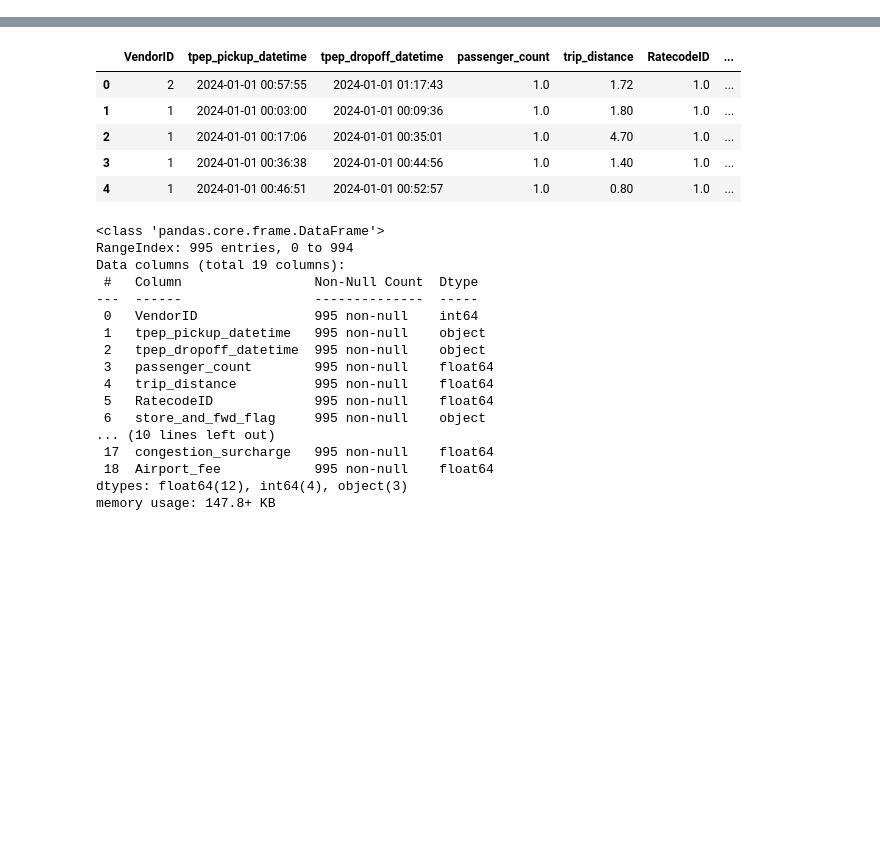
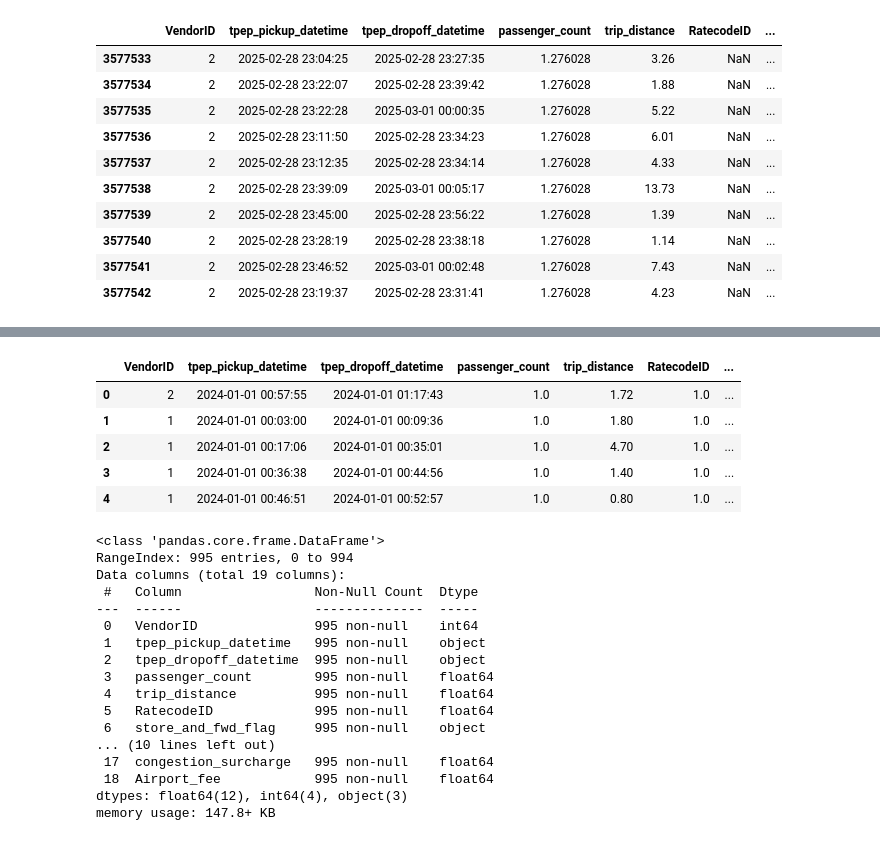
Before and after one commit to merajsiddieque/DS-LAB, a Jupyter notebook: DS_Lab2.ipynb, the cells around one changed output, grey strips where cells are left out. Saved outputs shown, nothing was run; the diff lists cells and outputs as text; code cells hidden in the pictures; blank space fills up the shorter version.

```diff
--- a/DS_Lab2.ipynb
+++ b/DS_Lab2.ipynb
@@ -7,0 +35,4 @@ df1.head()
+# %%
+passenger_count_mean = df1['passenger_count'].mean()
+# %%
+df1['passenger_count'].replace(np.nan, passenger_count_mean, inplace=True)
@@ -7,0 +46,14 @@ df1.head()
+# %%
+df1.tail(10)
+# %% [output]
+|  | VendorID | tpep_pickup_datetime | tpep_dropoff_datetime | passenger_count | trip_distance | RatecodeID | ... |
+| 3577533 | 2 | 2025-02-28 23:04:25 | 2025-02-28 23:27:35 | 1.276028 | 3.26 | NaN | ... |
+| 3577534 | 2 | 2025-02-28 23:22:07 | 2025-02-28 23:39:42 | 1.276028 | 1.88 | NaN | ... |
+| 3577535 | 2 | 2025-02-28 23:22:28 | 2025-03-01 00:00:35 | 1.276028 | 5.22 | NaN | ... |
+| 3577536 | 2 | 2025-02-28 23:11:50 | 2025-02-28 23:34:23 | 1.276028 | 6.01 | NaN | ... |
+| 3577537 | 2 | 2025-02-28 23:12:35 | 2025-02-28 23:34:14 | 1.276028 | 4.33 | NaN | ... |
+| 3577538 | 2 | 2025-02-28 23:39:09 | 2025-03-01 00:05:17 | 1.276028 | 13.73 | NaN | ... |
+| 3577539 | 2 | 2025-02-28 23:45:00 | 2025-02-28 23:56:22 | 1.276028 | 1.39 | NaN | ... |
+| 3577540 | 2 | 2025-02-28 23:28:19 | 2025-02-28 23:38:18 | 1.276028 | 1.14 | NaN | ... |
+| 3577541 | 2 | 2025-02-28 23:46:52 | 2025-03-01 00:02:48 | 1.276028 | 7.43 | NaN | ... |
+| 3577542 | 2 | 2025-02-28 23:19:37 | 2025-02-28 23:31:41 | 1.276028 | 4.23 | NaN | ... |
```
Also changed, not shown: parts of 7 cells of this notebook.
